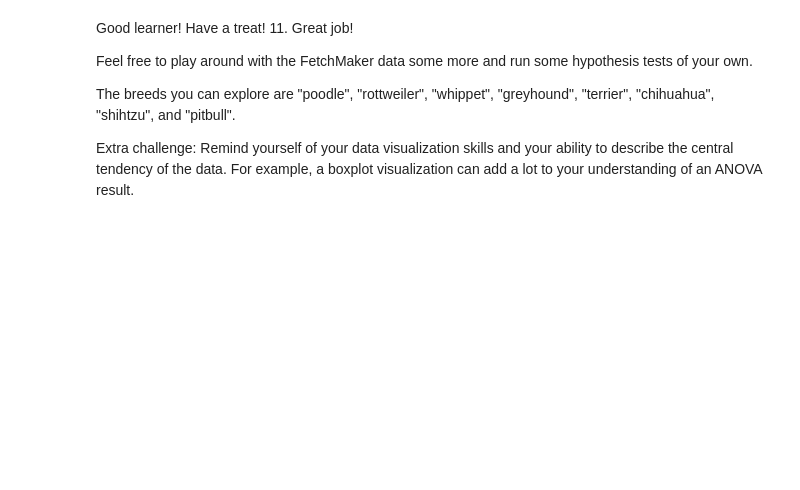
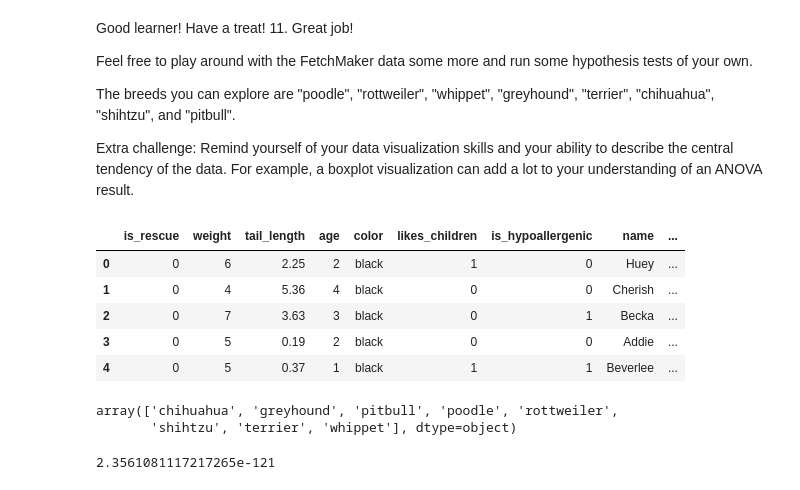
Before and after one commit to LiZoMark841619/Balazs1982, a Jupyter notebook: Playground/Practice_pro/FetchMaker/script_fone_tukey.ipynb, the cells around one changed output. Drawn from its saved outputs; the diff is of its cells as text; code cells hidden in the pictures; blank space fills up the shorter version.

```diff
--- a/Playground/Practice_pro/FetchMaker/script_fone_tukey.ipynb
+++ b/Playground/Practice_pro/FetchMaker/script_fone_tukey.ipynb
@@ -166,3 +184,17 @@ Feel free to play around with the FetchMaker data some more and run some hypothe
 The breeds you can explore are "poodle", "rottweiler", "whippet", "greyhound", "terrier", "chihuahua", "shihtzu", and "pitbull".
 
 Extra challenge: Remind yourself of your data visualization skills and your ability to describe the central tendency of the data. For example, a boxplot visualization can add a lot to your understanding of an ANOVA result.
+# %%
+dogs.head()
+# %% [output]
+|  | is_rescue | weight | tail_length | age | color | likes_children | is_hypoallergenic | name | ... |
+| 0 | 0 | 6 | 2.25 | 2 | black | 1 | 0 | Huey | ... |
+| 1 | 0 | 4 | 5.36 | 4 | black | 0 | 0 | Cherish | ... |
+| 2 | 0 | 7 | 3.63 | 3 | black | 0 | 1 | Becka | ... |
+| 3 | 0 | 5 | 0.19 | 2 | black | 0 | 0 | Addie | ... |
+| 4 | 0 | 5 | 0.37 | 1 | black | 1 | 1 | Beverlee | ... |
+# %%
+dogs.breed.unique()
+# %% [output]
+array(['chihuahua', 'greyhound', 'pitbull', 'poodle', 'rottweiler',
+       'shihtzu', 'terrier', 'whippet'], dtype=object)
@@ -168,0 +205,5 @@ Extra challenge: Remind yourself of your data visualization skills and your abil
+# %%
+stat, pval_tail = f_oneway(tail_grey, tail_rott, tail_chi)
+print(pval_tail)
+# %% [output]
+2.3561081117217265e-121
```
Also changed, not shown: parts of 13 cells of this notebook, 4 other files.
